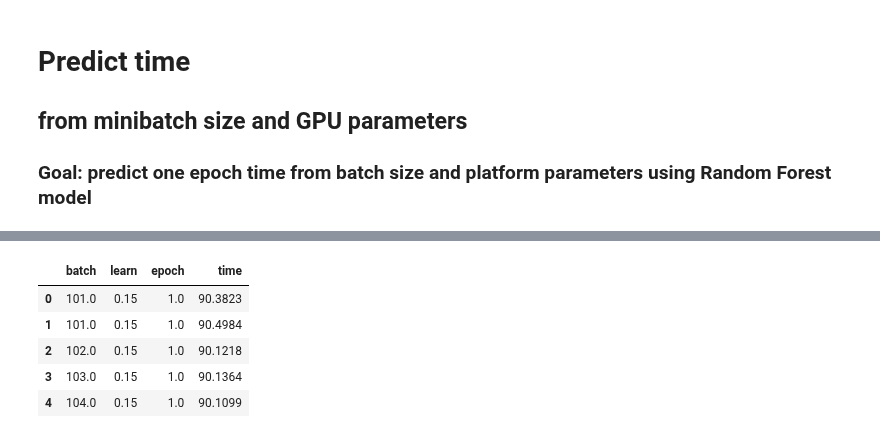
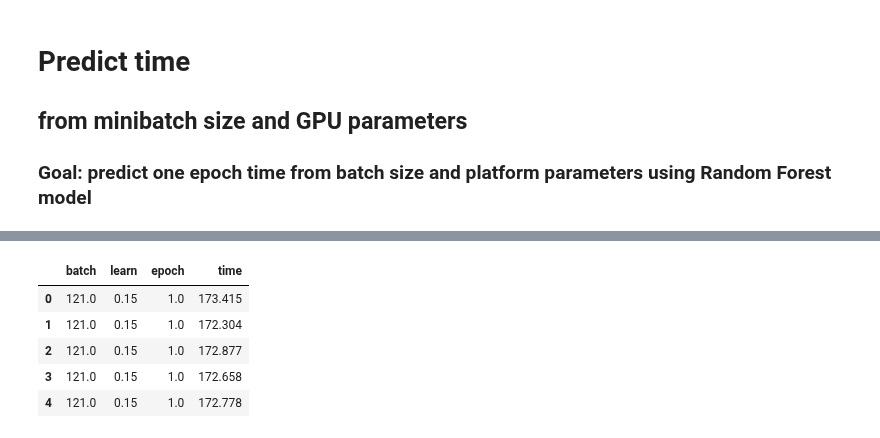
Before and after one commit to pyotr777/mlbenchmarks, a Jupyter notebook: Chainer/microseries_predict_time_multiplatforms.ipynb, the cells around one changed output, grey strips where cells are left out. Drawn from its saved outputs; the diff is of its cells as text; code cells hidden in the pictures.

```diff
--- a/Chainer/microseries_predict_time_multiplatforms.ipynb
+++ b/Chainer/microseries_predict_time_multiplatforms.ipynb
@@ -39,16 +41,18 @@ def fileToDF(logfile, debug=False):
         for line in lines:
             s = line.strip(' \n')
             s = s.replace(remove_str,"")
+            if debug: print s,
             m = batch_learn_pattern.match(s)
             if m:
                 batch = int(m.group(1))
                 learn = float(m.group(2))
+                if debug: print "BS,LR:",batch,learn
             else:
                 m2 = output_pattern.match(s)
                 if m2:
                     epoch = int(m2.group(1))
                     time = float(m2.group(6))
-                    if debug: print batch,learn,epoch,time
+                    if debug: print "BS,LR,epoch,time:",batch,learn,epoch,time
                     df.loc[ind] = [batch,learn,epoch,time]
                     ind += 1
 
@@ -56,32 +60,39 @@ def fileToDF(logfile, debug=False):
 # %%
 filename_pattern=re.compile(r"cifar_.*\.log")
 
-def readLogs(logdir):
+def readLogs(logdir, debug=False):
     global filename_pattern
     list_command = "ls -1 "+logdir
     files=[]
     proc = subprocess.Popen(list_command.split(" "),
                          stdout=subprocess.PIPE,stderr=subprocess.STDOUT)
+    maxfiles = 5
     for line in iter(proc.stdout.readline,b''):
         line = line.strip(" \n")
         m = filename_pattern.match(line)
         if m:
             files.append(os.path.abspath(os.path.join(logdir,line)))
+
+    #if debug: print "files:",files
     df = pd.DataFrame(data=None,columns=["batch","learn","epoch","time"])
 
+    filecounter=0
     for file in files:
-        df1 = fileToDF(file)
+        if debug: print file
+        df1 = fileToDF(file,debug)
         if len(df1) > 0:
             df = pd.concat([df,df1],ignore_index=True)
+        filecounter +=1
+        if filecounter>=maxfiles:
+            return df
     return df
 # %%
-df_mouse=readLogs("logs/microseries/mouse")
-df_DLsrv=readLogs("logs/microseries/DL")
-df_mouse.head()
+df_mouse=readLogs("logs/microseries/QuadroP2000")
+df_DLsrv=readLogs("logs/microseries/GTX_TITAN_X")
 # %% [output]
 |  | batch | learn | epoch | time |
-| 0 | 101.0 | 0.15 | 1.0 | 90.3823 |
-| 1 | 101.0 | 0.15 | 1.0 | 90.4984 |
-| 2 | 102.0 | 0.15 | 1.0 | 90.1218 |
-| 3 | 103.0 | 0.15 | 1.0 | 90.1364 |
-| 4 | 104.0 | 0.15 | 1.0 | 90.1099 |
+| 0 | 121.0 | 0.15 | 1.0 | 173.415 |
+| 1 | 121.0 | 0.15 | 1.0 | 172.304 |
+| 2 | 121.0 | 0.15 | 1.0 | 172.877 |
+| 3 | 121.0 | 0.15 | 1.0 | 172.658 |
+| 4 | 121.0 | 0.15 | 1.0 | 172.778 |
```
Also changed, not shown: parts of 26 cells of this notebook.
